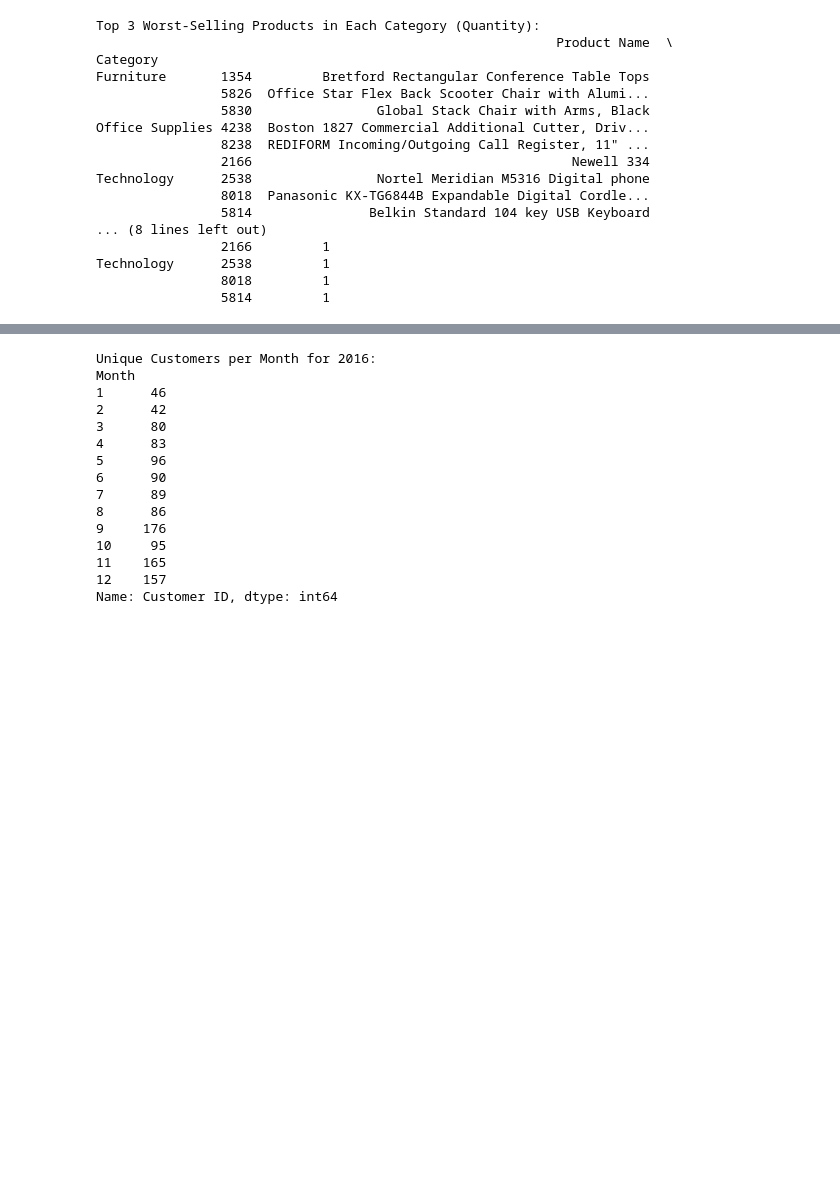
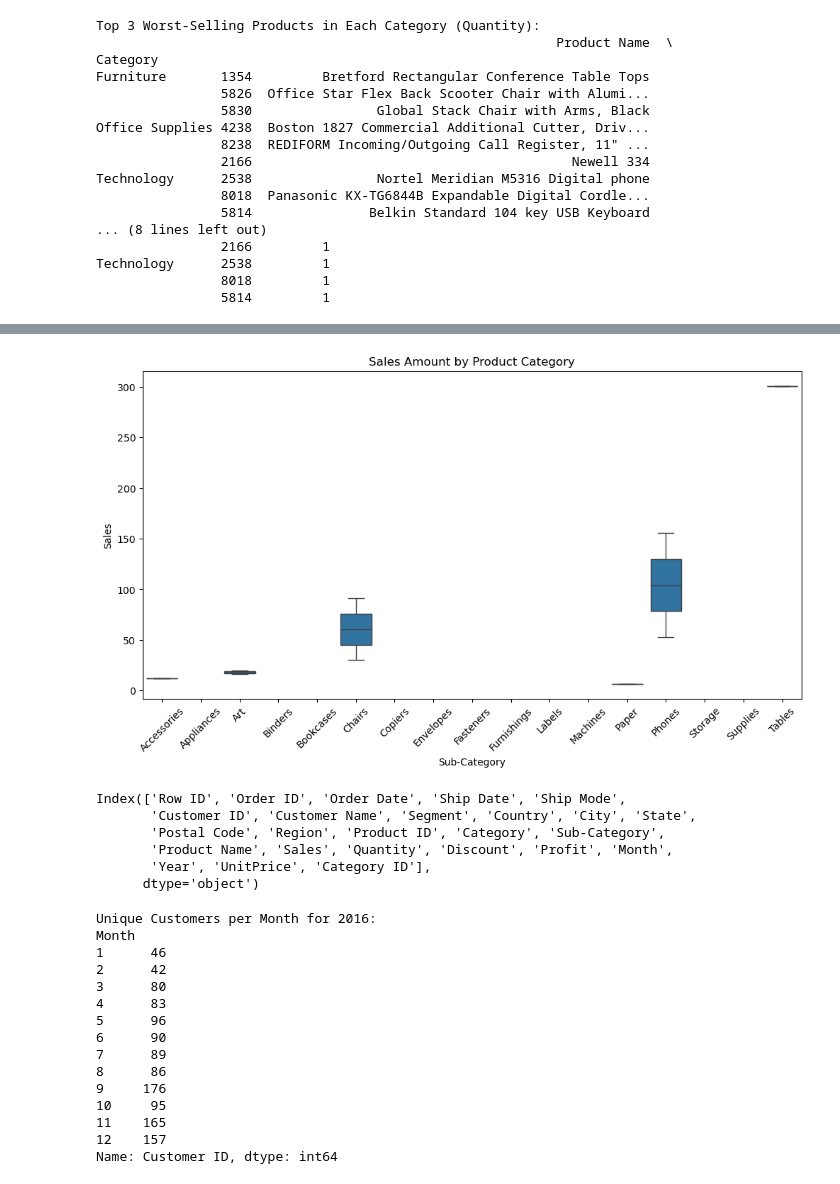
Before and after one commit to Sudha25a/E-Commerce-Project, a Jupyter notebook: E Commerce EDA.ipynb, the cells around one changed output, grey strips where cells are left out. Saved outputs shown, nothing was run; the diff lists cells and outputs as text; code cells hidden in the pictures; blank space fills up the shorter version.

```diff
--- a/E Commerce EDA.ipynb
+++ b/E Commerce EDA.ipynb
@@ -402,0 +477,8 @@ Worst.head(3)
+# %%
+plt.figure(figsize=(12, 6))
+sns.boxplot(x='Sub-Category', y='Sales', data= Worst)
+plt.title('Sales Amount by Product Category')
+plt.xticks(rotation=45)
+plt.show()
+# %% [output]
+[figure, added]
@@ -403,3 +489,12 @@ Worst.head(3)
+# %%
+df1.columns
+# %% [output]
+Index(['Row ID', 'Order ID', 'Order Date', 'Ship Date', 'Ship Mode',
+       'Customer ID', 'Customer Name', 'Segment', 'Country', 'City', 'State',
+       'Postal Code', 'Region', 'Product ID', 'Category', 'Sub-Category',
+       'Product Name', 'Sales', 'Quantity', 'Discount', 'Profit', 'Month',
+       'Year', 'UnitPrice', 'Category ID'],
+      dtype='object')
 # %%
 # Unique Customers per Month for 2016:
 customers_2016 = df1[df1['Year'] == 2016]
```
Also changed, not shown: parts of 16 cells of this notebook, 1 other file.
